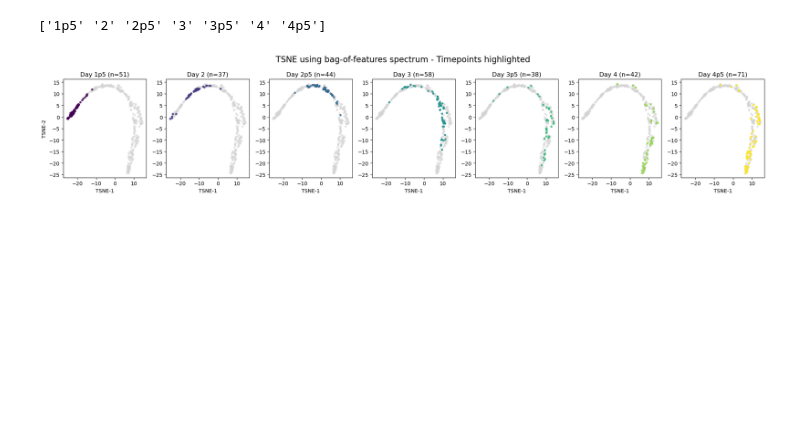
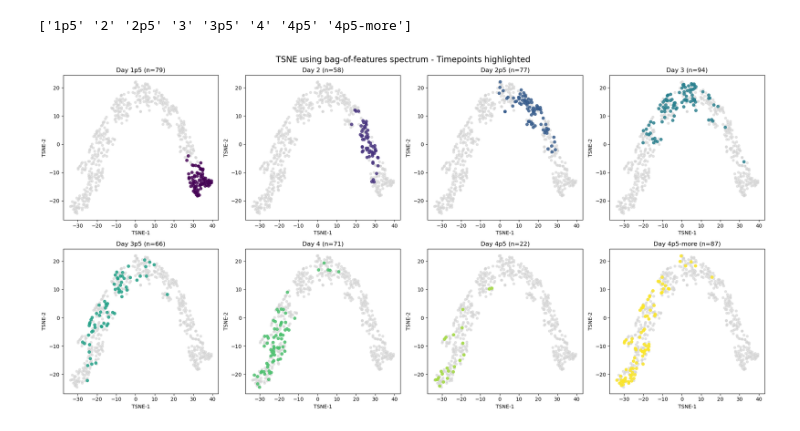
Before and after one commit to Irene-Li/SphericalHarmonics, a Jupyter notebook: bag_of_features.ipynb, the cells around one changed output. Saved outputs shown, nothing was run; the diff lists cells and outputs as text; code cells hidden in the pictures; blank space fills up the shorter version.

```diff
--- a/bag_of_features.ipynb
+++ b/bag_of_features.ipynb
@@ -268,3 +402,30 @@ cluster_pcs = reduced_dim_rep[bof_spectrums_scaled.shape[0]:, :]
+# %%
+# Reshape the bag-of-features spectrums for feature selection
+bof_spectrums_reshaped = bof_scaled.reshape(bof_spectrums.shape[0], -1)
+
+bof_spectrums_scaled = Normalizer().fit_transform(bof_spectrums_reshaped)
+# bof_spectrums_scaled = np.copy(bof_spectrums_reshaped)
+# %%
+n_clusters = 8
+kmeans_spectrums = KMeans(n_clusters=n_clusters)
+kmeans_spectrums.fit(bof_spectrums_scaled)
+
+cluster_id = kmeans_spectrums.labels_
+spectrum_cluster_centers = []
+for i in range(n_clusters):
+    center = bof_spectrums_scaled[cluster_id == i].mean(axis=0).reshape(1,-1)
+    spectrum_cluster_centers.append(center.flatten())
+
+
+from sklearn.manifold import MDS, TSNE
+mds = TSNE(n_components=2) #, random_state=42, perplexity=30)
+
+to_fit = np.concatenate((bof_spectrums_scaled, np.array(spectrum_cluster_centers)), axis=0)
+mds.fit(to_fit)
+reduced_dim_rep = mds.fit_transform(to_fit)
+
+spectrum_pcs = reduced_dim_rep[:bof_spectrums_scaled.shape[0], :]
+cluster_pcs = reduced_dim_rep[bof_spectrums_scaled.shape[0]:, :]
 # %%
 
 
@@ -287,33 +448,37 @@ plt.show()
 # %%
 # Create subplots for each timepoint - spectrum PCA
-unique_times = np.unique(filtered_times)
+
+full_times = np.array(times)[recon_mask]
+
+unique_times = np.unique(full_times)
 
 print(unique_times)
 # Use a continuous colormap that represents time progression
 cmap = plt.cm.viridis  # You can also try 'plasma', 'inferno', 'magma', 'cool', 'warm'
 colors = [cmap(i / (len(unique_times) - 1)) for i in range(len(unique_times))]
 
-fig, axes = plt.subplots(1, 7, figsize=(20, 4))
+fig, axes = plt.subplots(2, 4, figsize=(20, 10))
+axes = axes.flatten()
 
 for i, time in enumerate(unique_times):
     ax = axes[i]
 
     # Plot all points in light gray
     ax.scatter(spectrum_pcs[:, 0], spectrum_pcs[:, 1],
-              c='lightgray', alpha=0.5, s=10)
+              c='lightgray', alpha=0.6, s=20)
 
     # Highlight current timepoint with color from continuous map
-    times_mask = (filtered_times == time)
+    times_mask = (full_times == time)
     ax.scatter(spectrum_pcs[:, 0][times_mask], spectrum_pcs[:, 1][times_mask],
-              c=[colors[i]], alpha=0.8, s=10, label=f'Day {time}')
+              c=[colors[i]], alpha=0.8, s=30, label=f'Day {time}')
 
     ax.set_xlabel('TSNE-1')
+    ax.set_ylabel('TSNE-2')
     ax.set_title(f'Day {time} (n={np.sum(times_mask)})')
 
-axes[0].set_ylabel('TSNE-2')
 plt.suptitle('TSNE using bag-of-features spectrum - Timepoints highlighted', fontsize=16)
 plt.tight_layout()
 plt.show()
 # %% [output]
-['1p5' '2' '2p5' '3' '3p5' '4' '4p5']
+['1p5' '2' '2p5' '3' '3p5' '4' '4p5' '4p5-more']
-[figure, old version]
+[figure, new version]
```
Also changed, not shown: parts of 41 cells of this notebook, 18 other files.
